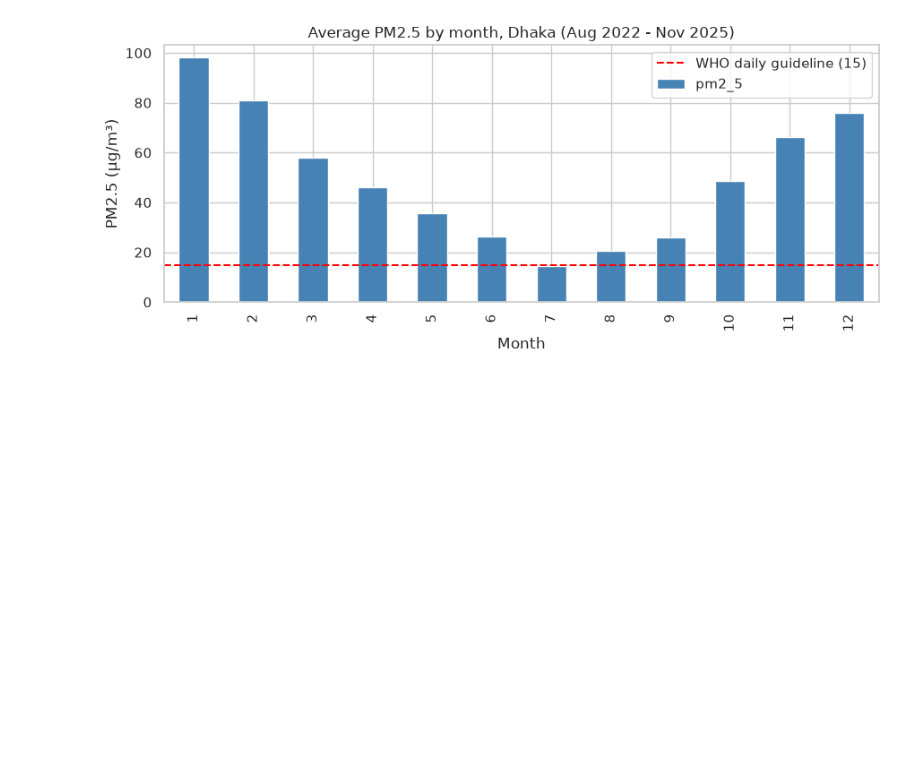
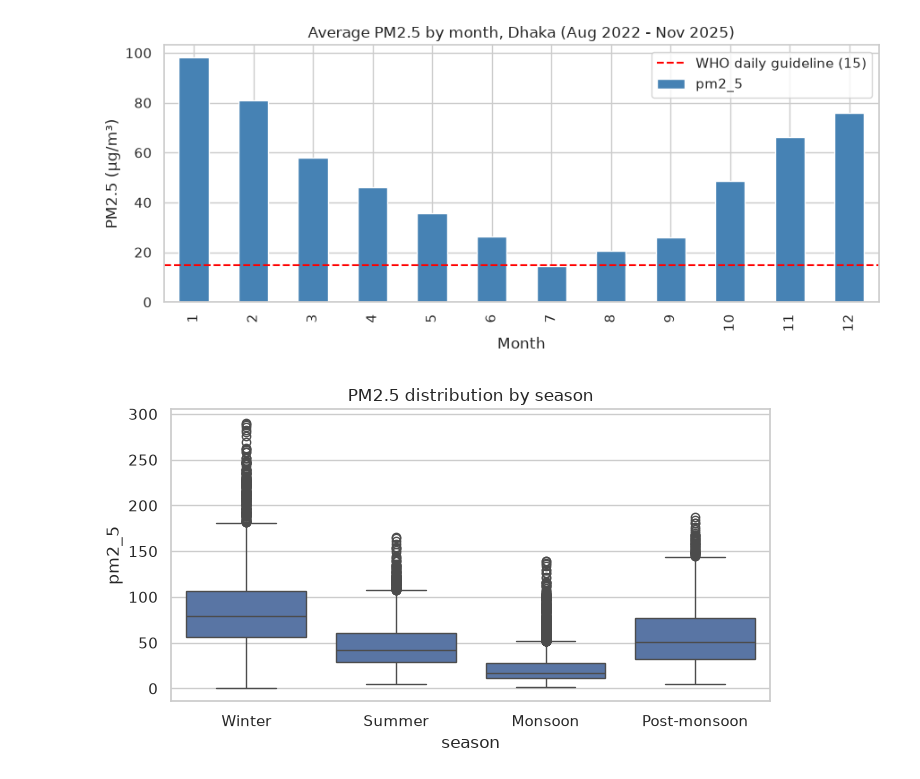
Before and after one commit to jaimulhaque/dhaka-air-quality-analysis, a Jupyter notebook: notebooks/02_eda.ipynb, the cells around one changed output. Saved outputs shown, nothing was run; the diff lists cells and outputs as text; code cells hidden in the pictures; blank space fills up the shorter version.

```diff
--- a/notebooks/02_eda.ipynb
+++ b/notebooks/02_eda.ipynb
@@ -43,3 +43,14 @@ plt.savefig(os.path.join(FIG, "pm25_by_month.png"), dpi=150)
 plt.show()
 # %% [output]
 [figure]
+# %%
+#cell 4
+order = ["Winter", "Summer", "Monsoon", "Post-monsoon"]
+plt.figure(figsize=(7, 4))
+sns.boxplot(data=d, x="season", y="pm2_5", order=order)
+plt.title("PM2.5 distribution by season")
+plt.tight_layout()
+plt.savefig("../outputs/figures/pm25_by_season.png", dpi=150)
+plt.show()
+# %% [output]
+[figure, added]
```
Also changed, not shown: parts of 2 cells of this notebook, 2 other files.
